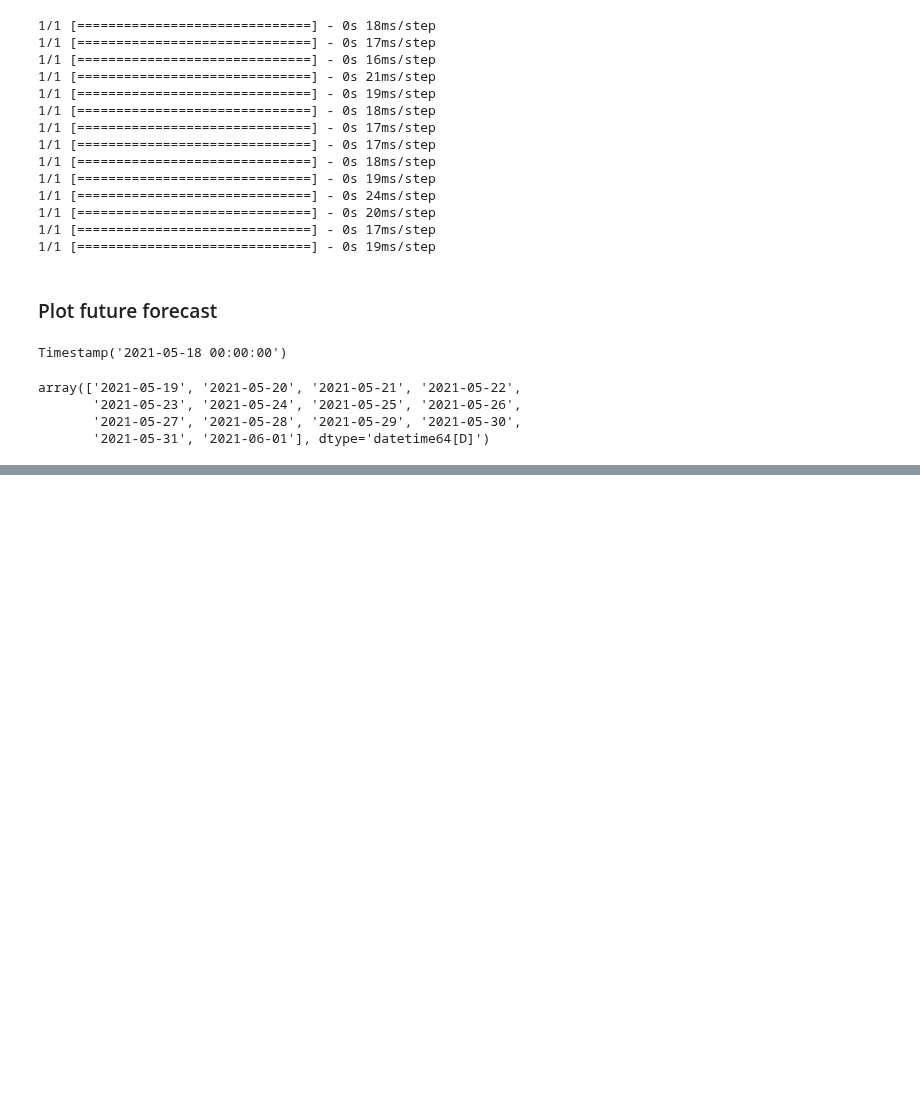
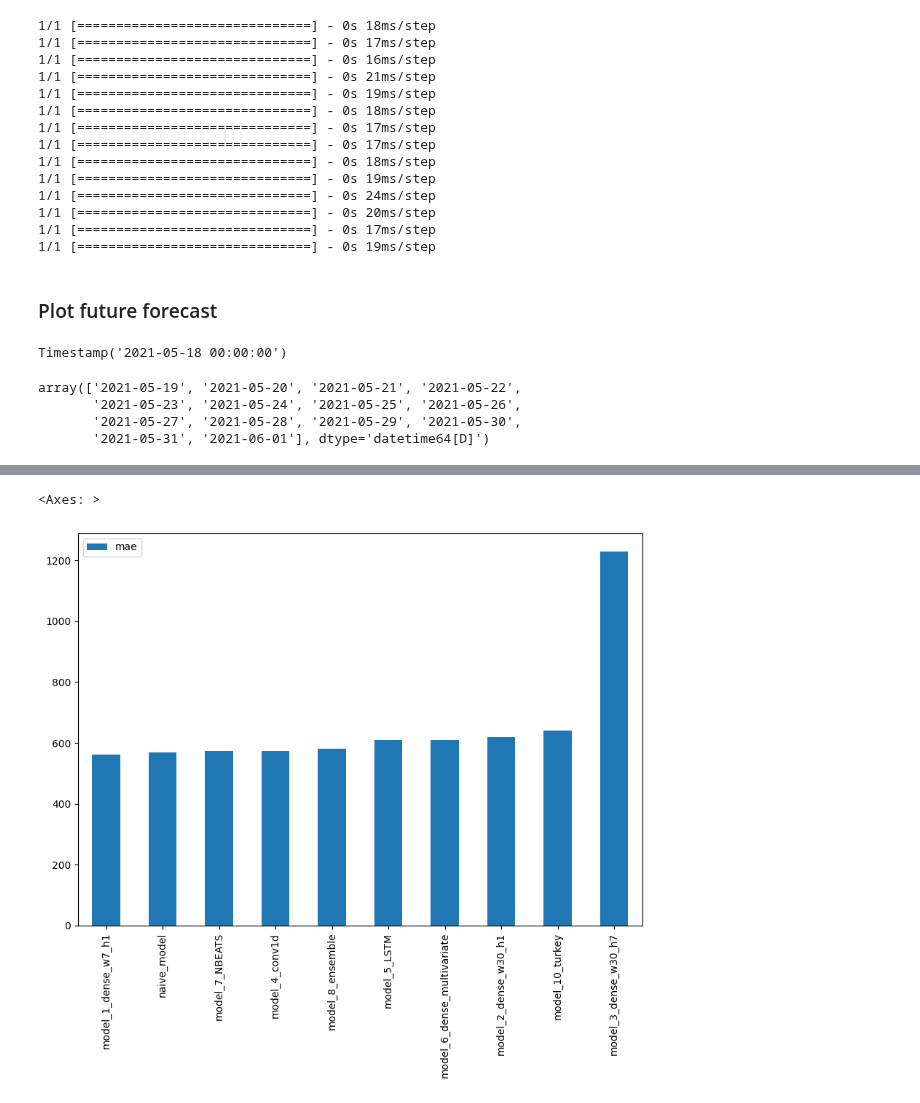
Before and after one commit to kacper-dobrow/tensorflow-course, a Jupyter notebook: 10_time_series_forecasting_with_tensorflow.ipynb, the cells around one changed output, grey strips where cells are left out. Drawn from its saved outputs; the diff is of its cells as text; code cells hidden in the pictures; blank space fills up the shorter version.

```diff
--- a/10_time_series_forecasting_with_tensorflow.ipynb
+++ b/10_time_series_forecasting_with_tensorflow.ipynb
@@ -1635,0 +1720,17 @@ plot_time_series(next_timesteps, future_forecast, format="-", label="Predicted B
+# %%
+model_results = pd.DataFrame({"naive_model": naive_results,
+                              "model_1_dense_w7_h1": model_1_results,
+                              "model_2_dense_w30_h1": model_2_results,
+                              "model_3_dense_w30_h7": model_3_results,
+                              "model_4_conv1d": model_4_results,
+                              "model_5_LSTM": model_5_results,
+                              "model_6_dense_multivariate": model_6_results,
+                              "model_7_NBEATS": model_7_results,
+                              "model_8_ensemble": ensemble_results,
+                              "model_10_turkey": model_10_results}).T
+# %%
+# Sort by mae and plot
+model_results[["mae"]].sort_values(by="mae").plot(figsize=(10, 7), kind="bar")
+# %% [output]
+<Axes: >
+[figure, added]
```
Also changed, not shown: parts of 14 cells of this notebook.
